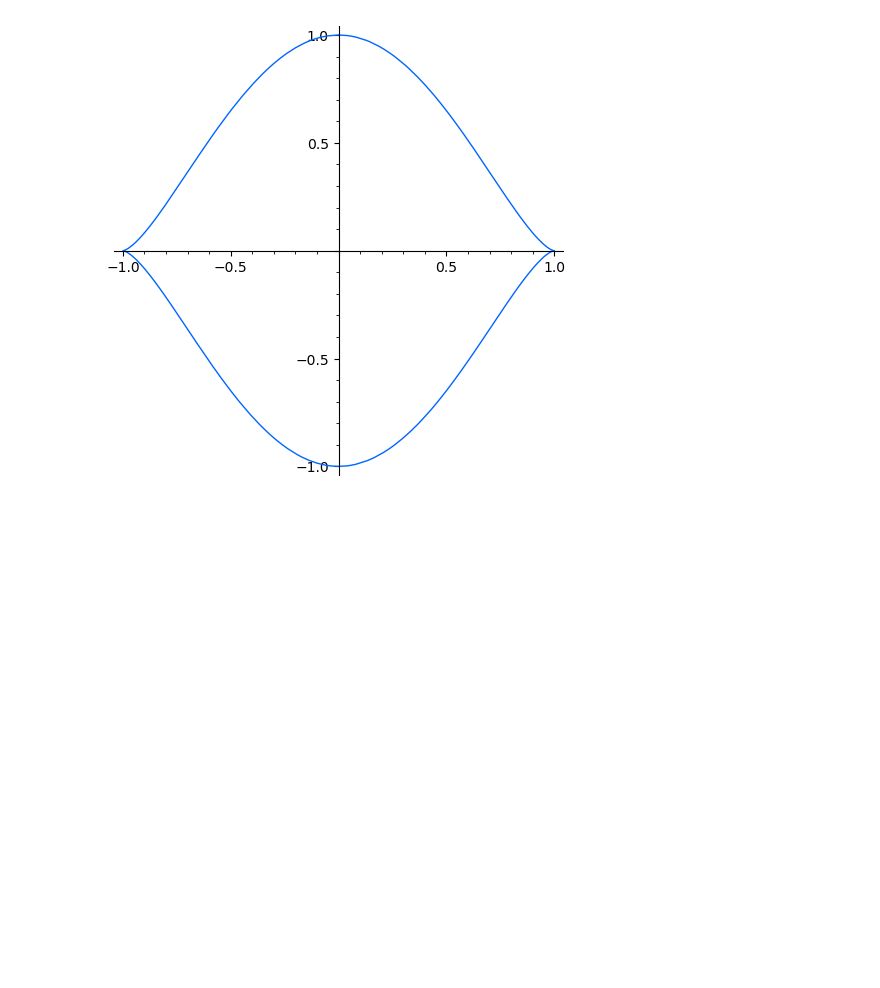
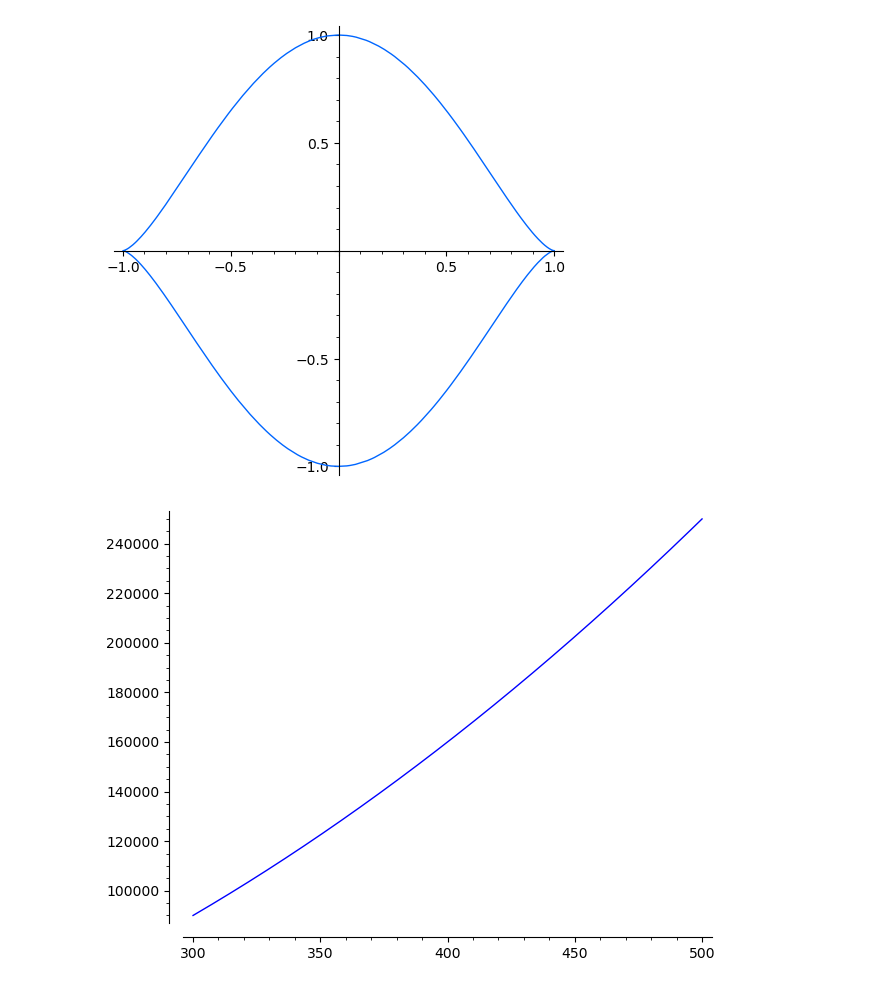
Before and after one commit to gzavlanis/Jupyter-files, a Jupyter notebook: make_plots.ipynb, the cells around one changed output. Cells and saved outputs as stored; diff of their text form; code cells hidden in the pictures; blank space fills up the shorter version.

Commit message:
plots

```diff
--- a/make_plots.ipynb
+++ b/make_plots.ipynb
@@ -38,3 +38,7 @@ x = var('x')
 parametric_plot((cos(x), sin(x) ^ 3), (x, 0, 2 * pi), rgbcolor = hue(0.6))
 # %% [output]
 [figure]
+# %%
+plot(x ^ 2, (x, 300, 500))
+# %% [output]
+[figure, added]
```
Also changed, not shown: parts of 14 cells of this notebook.
